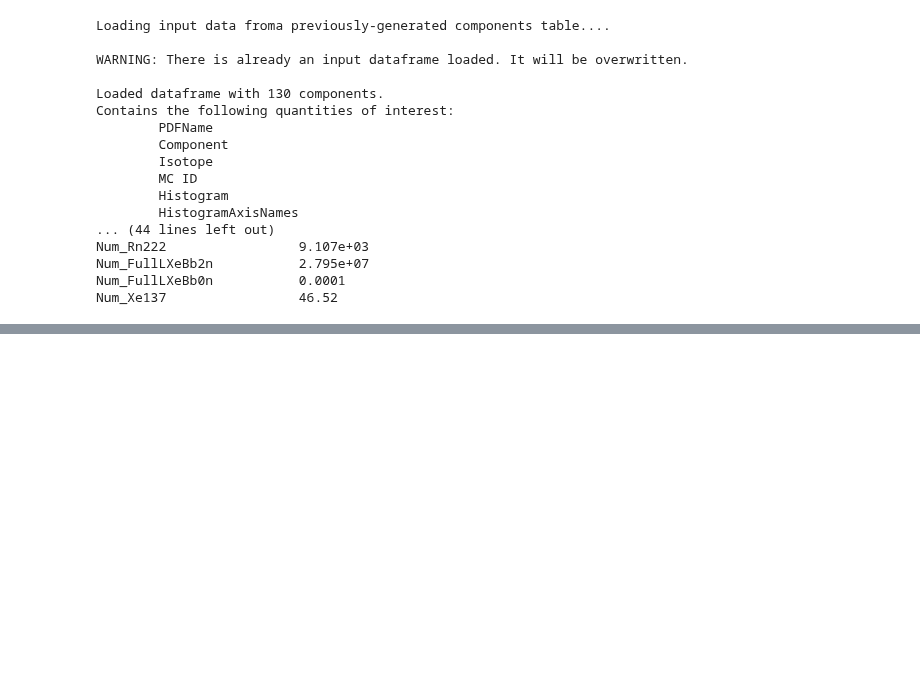
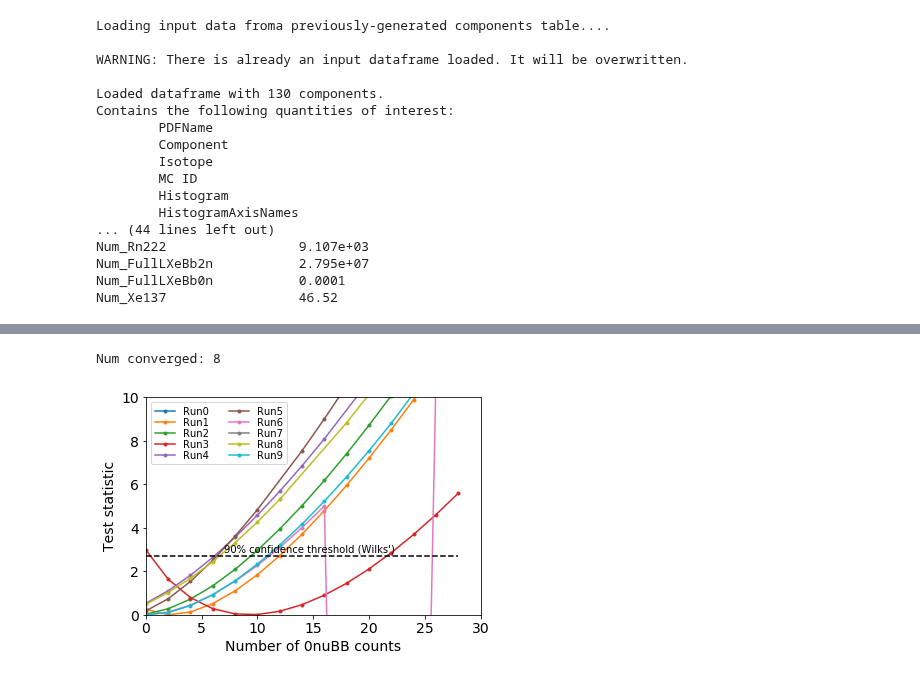
Before and after one commit to YMTheory/sensitivity, a Jupyter notebook: work/Tutorial.ipynb, the cells around one changed output, grey strips where cells are left out. Drawn from its saved outputs; the diff is of its cells as text; code cells hidden in the pictures; blank space fills up the shorter version.

```diff
--- a/work/Tutorial.ipynb
+++ b/work/Tutorial.ipynb
@@ -557,9 +588,10 @@ Num_Xe137                 46.52
 # %%
-num_datasets = 30    # How many datasets to generate for our ensemble
+num_datasets = 10    # How many datasets to generate for our ensemble
 num_hypotheses = 15    # How many different values of N_signal to try
 xvals = np.linspace(0,28,15)    # Array of values to be used as N_signal hypotheses
 lambdas = np.zeros((num_datasets,num_hypotheses))   # Empty array which will contain the computed test statistics
-converged = np.ones(num_datasets,dtype=bool)    # Array for flagging failed fits
+best_fit_converged = np.ones(num_datasets,dtype=bool)    # Array for flagging failed fits
+converged_mask = np.ones((num_datasets,num_hypotheses),dtype=bool)
 
 global_initial_values = np.ones(len(likelihood.variable_list))
 
@@ -568,12 +604,10 @@ for i in range(len(likelihood.variable_list)):
 # %%
-
-
-# Just for benchmarking
-start = time.time()
+import time
+start = time.time() # Just for benchmarking
 
 for j in range(0,num_datasets):
 
-    print('Running dataset {}'.format(j))
+    print('Running dataset {} at {:3.3} min'.format(j,(time.time()-start)/60.))
 
     initial_values = np.copy(global_initial_values)
 
@@ -582,10 +616,17 @@ for j in range(0,num_datasets):
     likelihood.AddDataset( likelihood.model_obj.GenerateDataset() )
 
     variable_names = tuple(var['Name'] for var in likelihood.initial_values)
-    error_tuple = tuple( 0.02*var['Value'] for var in likelihood.initial_values )
+
+    par_error_list = [ 0.05*var['Value'] for var in likelihood.initial_values ]
+    bb0n_idx = likelihood.GetVariableIndex( 'Bb0n' )
+    par_error_list[bb0n_idx] = 1.
+    error_tuple = tuple( x for x in par_error_list )
 
     # No parameters are fixed when computing the global best-fit, so all False
+    co60_idx = likelihood.GetVariableIndex( 'FullTPC_Co60' )
+
     par_fix_list = [ False for i in range(len(likelihood.initial_values)) ]
+    par_fix_list[co60_idx] = True
     par_fix_tuple = tuple( x for x in par_fix_list )
 
 
@@ -598,7 +639,7 @@ for j in range(0,num_datasets):
     m.migrad()
     nll_best = m.fval
     if not m.get_fmin()['is_valid']:
-        converged[j] = False
+        best_fit_converged[j] = False
 
 
     for i in (range(0,num_hypotheses)):
@@ -608,10 +649,10 @@ for j in range(0,num_datasets):
         initial_values = np.copy(global_initial_values)
         initial_values[signal_idx] = float(i)*2.+0.000001
         variable_names = tuple(var['Name'] for var in likelihood.initial_values)
-        error_tuple = tuple( 0.02*var['Value'] for var in likelihood.initial_values )
 
         # Here, we fix the number of signal events to a specific hypothesis
         par_fix_list = [ False for i in range(len(likelihood.initial_values)) ]
+        par_fix_list[co60_idx] = True
         par_fix_list[signal_idx] = True
         par_fix_tuple = tuple( x for x in par_fix_list )
 
@@ -625,6 +666,6 @@ for j in range(0,num_datasets):
         m.migrad()
         lambdas[j,i] = 2*(m.fval - nll_best)
         if not m.get_fmin()['is_valid']:
-            converged[j] = False
+            converged_mask[j][i] = False
 
 print('Elapsed: {:4.4}s'.format(time.time()-start))
@@ -631,11 +688,17 @@ print('Elapsed: {:4.4}s'.format(time.time()-start))
 # %%
-for i in range(0,20):
-    if converged[i]:
-        plt.plot(xvals,lambdas[i],'-',label='Run{}'.format(i))
+for i in range(0,10):
+
+    # Note: I only plot points for which the fit converged.
+    if best_fit_converged[i]:
+        plt.plot(xvals[converged_mask[i]],lambdas[i][converged_mask[i]],'-o',label='Run{}'.format(i),markersize=3)
+
 plt.plot(xvals,np.ones(len(xvals))*2.706,'--k')
-plt.text(7.,2.9,'90% confidence threshold',fontsize=10)
+plt.text(7.,2.9,'90% confidence threshold (Wilks\')',fontsize=10)
 plt.axis([0.,30.,0.,10.])
 plt.legend(loc='upper left',fontsize=10,ncol=2,labelspacing=0.1)
 plt.ylabel('Test statistic')
 plt.xlabel('Number of 0nuBB counts')
 print('Num converged: {}'.format(np.sum(converged)))
+# %% [output]
+Num converged: 8
+[figure, added]
```
Also changed, not shown: parts of 27 cells of this notebook.
